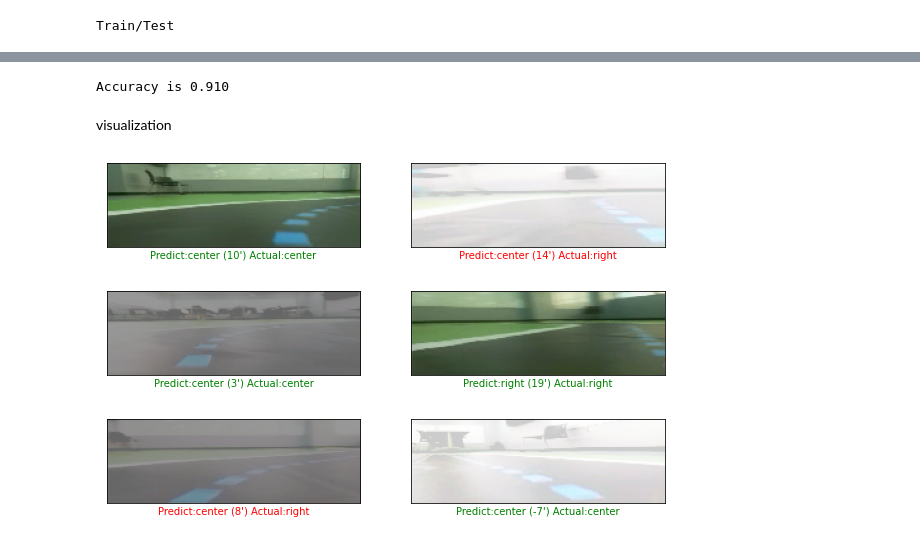
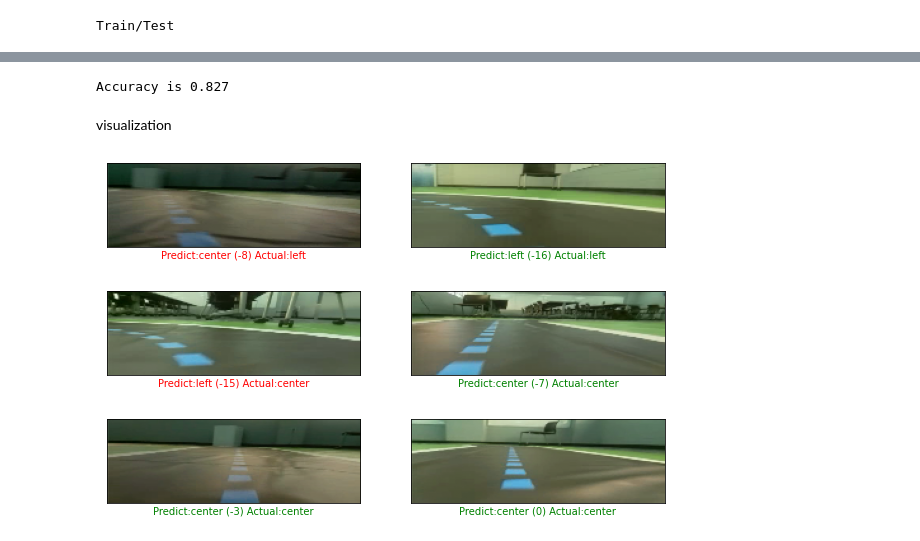
Before and after one commit to ahmedius2/DeepPicar-v3-awsdeepracer, a Jupyter notebook: RunAll.ipynb, the cells around one changed output, grey strips where cells are left out. Drawn from its saved outputs; the diff is of its cells as text; code cells hidden in the pictures.

Commit message:
use tanh for the output layer
update the default model with the one trained against Dataset-0604.zip.
can drive both directions very well.

```diff
--- a/RunAll.ipynb
+++ b/RunAll.ipynb
@@ -70,7 +69,7 @@ model.add(layers.Flatten())
 model.add(layers.Dense(100, activation='relu'))
 model.add(layers.Dense(50, activation='relu'))
 model.add(layers.Dense(10, activation='relu'))
-model.add(layers.Dense(1))
+model.add(layers.Dense(1, activation='tanh'))
 # %%
 if use_match_histogram:
     refs = []
@@ -233,7 +239,7 @@ pred = np.array(list(map(get_action, pred_angle)))
 ground = np.array(list(map(get_action, y_test)))
 print('Accuracy is %.3f' % np.mean(pred == ground))
 # %% [output]
-Accuracy is 0.910
+Accuracy is 0.827
 # %% [markdown]
 visualization
 # %%
@@ -248,18 +254,18 @@ def plot_image(i, prediction_array, groundtrue_array, img_array):
     color = 'green'
   else:
     color = 'red'
-  plt.xlabel("Predict:{} ({}') Actual:{}".format(predicted_label,angle,groundtrue_label), color=color)
+  plt.xlabel("Predict:{} ({}) Actual:{}".format(predicted_label,angle,groundtrue_label), color=color)
 # %%
 #@title Visualize the outputs { run: "auto" }
-index = 0 #@param {type:"slider", min:0, max:244, step:6}
+index = 100 #@param {type:"slider", min:0, max:244, step:6}
 for i in range(3):
   plt.figure(figsize=(10,3))
   plt.subplot(1,2,1)
   plot_image(index + 2*i, pred, ground, x_test)
   plt.subplot(1,2,2)
   plot_image(index + 2*i+1, pred, ground, x_test)
   plt.show()
 # %% [output]
-[figure, old version]
+[figure, new version]
-[figure, old version]
+[figure, new version]
-[figure, old version]
+[figure, new version]
```
Also changed, not shown: parts of 6 cells of this notebook, 2 other files.
